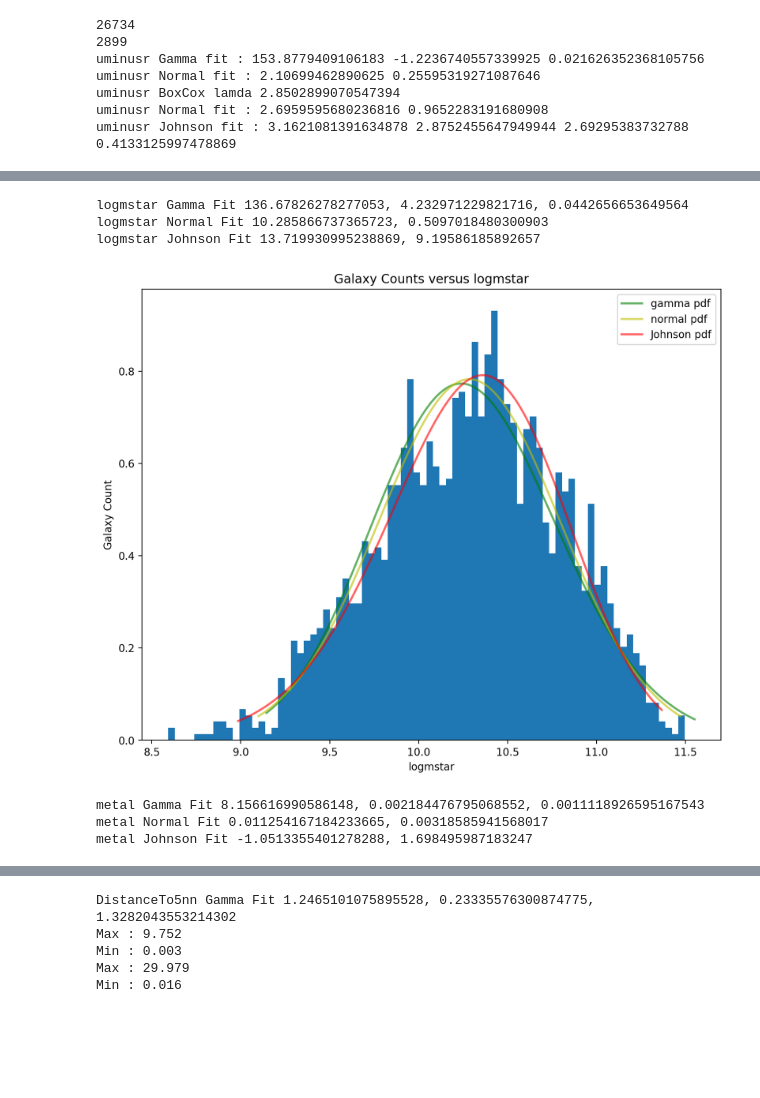
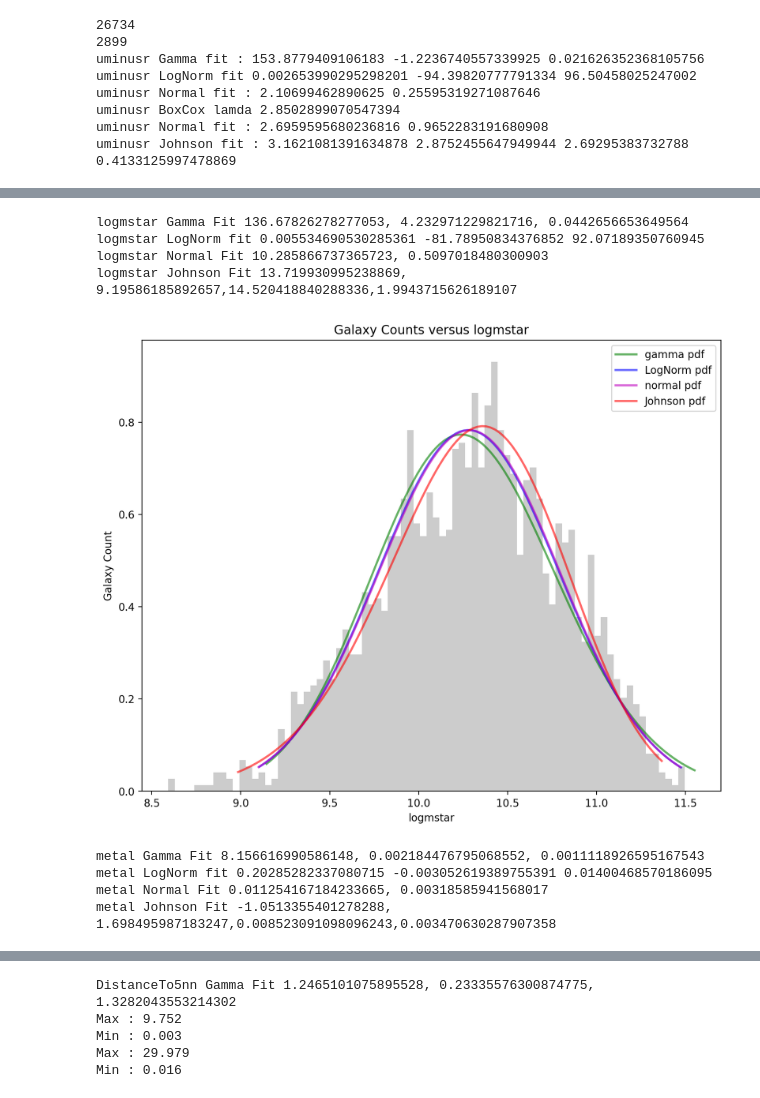
Before and after one commit to KeithSloan/MSc_Project, a Jupyter notebook: Jupyter/AstropyTable/DistributionPlotsEllipticalsEnvironments.ipynb, the cells around one changed output, grey strips where cells are left out. Drawn from its saved outputs; the diff is of its cells as text; code cells hidden in the pictures; blank space fills up the shorter version.

```diff
--- a/Jupyter/AstropyTable/DistributionPlotsEllipticalsEnvironments.ipynb
+++ b/Jupyter/AstropyTable/DistributionPlotsEllipticalsEnvironments.ipynb
@@ -12,11 +12,10 @@ RErange = RErange[RErange['ELLIPTICAL_CODE'] == 1]
 print(len(RErange))
 RErange = RErange[RErange['SurfaceDensityFlag'] == 0]
 #RErange = RErange[RErange['DistanceTo5nnFlag'] == 0]
-
-RErange = RErange[RErange['SurfaceDensity'] < 30]
-
 RErange = RErange[RErange['AGEDenParFlag'] == 0]
 RErange = RErange[RErange['CountInCylFlag'] == 0]
+RErange = RErange[RErange['DistanceTo5nn'] >= 0]
+RErange = RErange[RErange['SurfaceDensity'] < 30]
 RErange = RErange[RErange['uminusr']> 0.001]
 RErange = RErange[RErange['metal']> 0.001]
 
@@ -46,9 +45,15 @@ print(f"{xfield} Gamma fit : {ag} {bg} {cg}")
 xg0, xg1 = stats.gamma.ppf([0.01, 0.99], ag, loc = bg, scale=cg)
 xg = np.linspace(xg0,xg1,100)
 
+#print(stats.lognorm.fit(RErange[xfield].data))
+aln, bln, cln = stats.lognorm.fit(RErange[xfield].data)
+print(f"{xfield} LogNorm fit {aln} {bln} {cln}")
+xl0,xl1 = stats.lognorm.ppf([0.01, 0.99], aln, loc=bln, scale = cln)
+xl = np.linspace(xl0,xl1,100)
+
 an, bn =stats.norm.fit(RErange[xfield].data)
 print(f"{xfield} Normal fit : {an} {bn}")
-xn0, xn1 = stats.norm.ppf([0.01, 0.99], an, scale = bn)
+xn0, xn1 = stats.norm.ppf([0.01, 0.99], an, bn)
 xn = np.linspace(xn0,xn1,100)
 
 # Perform Cox Box
@@ -69,9 +74,10 @@ xj0, xj1 = stats.johnsonsu.ppf([0.01, 0.99], aj, bj, loc=cj, scale=dj)
 xj = np.linspace(xj0,xj1,100)
 
 ax1.plot(xg, stats.gamma.pdf(xg, ag, loc=bg, scale=cg),'g-', lw=2, alpha=0.6, label='gamma pdf')
-ax1.plot(xn, stats.norm.pdf(xn, an, bn),'y-', lw=2, alpha=0.6, label='normal pdf')
+ax1.plot(xn, stats.norm.pdf(xn, an, bn),'m-', lw=2, alpha=0.6, label='normal pdf')
+ax1.plot(xl, stats.lognorm.pdf(xl, aln, loc=bln, scale=cln),'b-', lw=2, alpha=0.6, label='Log normal pdf')
 ax1.plot(xj, stats.johnsonsu.pdf(xj, aj, bj, loc=cj, scale=dj),'r-', lw=2, alpha=0.6, label='Johnson pdf')
-ax1.hist(RErange[xfield].data, bins=binCount, density=True)
+ax1.hist(RErange[xfield].data, bins=binCount, density=True,color="#CCCCCC")
 #ax1.set_xlabel(xfield)
 ax1.legend()
 plt.savefig('../../ChartsPlots/DistributionsCounts-minusr.png')
@@ -91,20 +97,26 @@ print(f"{xfield} Gamma Fit {alg}, {blg}, {clg}")
 xlg0, xlg1 = stats.gamma.ppf([0.01, 0.99], alg, loc = blg, scale=clg)
 xlg = np.linspace(xlg0,xlg1,100)
 
-aln, bln =stats.norm.fit(RErange[xfield].data)
-print(f"{xfield} Normal Fit {aln}, {bln}")
-xln0, xln1 = stats.norm.ppf([0.01, 0.99], aln, scale = bln)
+aln, bln, cln = stats.lognorm.fit(RErange[xfield].data)
+print(f"{xfield} LogNorm fit {aln} {bln} {cln}")
+xln0, xln1 = stats.lognorm.ppf([0.01, 0.99], aln, loc = bln, scale=cln)
 xln = np.linspace(xln0,xln1,100)
 
+an, bn =stats.norm.fit(RErange[xfield].data)
+print(f"{xfield} Normal Fit {an}, {bn}")
+xn0, xn1 = stats.norm.ppf([0.01, 0.99], an, scale = bn)
+xn = np.linspace(xn0,xn1,100)
+
 alj, blj, clj, dlj =stats.johnsonsu.fit(RErange[xfield].data)
-print(f"{xfield} Johnson Fit {alj}, {blj}")
+print(f"{xfield} Johnson Fit {alj}, {blj},{clj},{dlj}")
 xlj0, xlj1 = stats.johnsonsu.ppf([0.01, 0.99], alj, blj, loc=clj, scale=dlj)
 xlj = np.linspace(xlj0,xlj1,100)
 
 ax2.plot(xlg, stats.gamma.pdf(xlg, alg, loc=blg, scale=clg),'g-', lw=2, alpha=0.6, label='gamma pdf')
-ax2.plot(xln, stats.norm.pdf(xln, aln, bln),'y-', lw=2, alpha=0.6, label='normal pdf')
+ax2.plot(xln, stats.lognorm.pdf(xln, aln, loc=bln, scale=cln),'b-', lw=2, alpha=0.6, label='LogNorm pdf')
+ax2.plot(xn, stats.norm.pdf(xn, an, bn),'m-', lw=2, alpha=0.6, label='normal pdf')
 ax2.plot(xlj, stats.johnsonsu.pdf(xlj, alj, blj, loc=clj, scale=dlj),'r-', lw=2, alpha=0.6, label='Johnson pdf')
-ax2.hist(RErange[xfield].data, bins=binCount, density=True)
+ax2.hist(RErange[xfield].data, bins=binCount, density=True,color="#CCCCCC")
 #ax2.set_xlabel(xfield)
 ax2.set_xlabel('logmstar')
 ax2.legend()
@@ -125,20 +137,26 @@ print(f"{xfield} Gamma Fit {amg}, {bmg}, {cmg}")
 xmg0, xmg1 = stats.gamma.ppf([0.01, 0.99], amg, loc = bmg, scale=cmg)
 xmg = np.linspace(xmg0,xmg1,100)
 
+amln, bmln, cmln = stats.lognorm.fit(RErange[xfield].data)
+print(f"{xfield} LogNorm fit {amln} {bmln} {cmln}")
+xmln0, xmln1 = stats.gamma.ppf([0.01, 0.99], amln, loc = bmln, scale=cmln)
+xmln = np.linspace(xmln0,xmln1,100)
+
 amn, bmn =stats.norm.fit(RErange[xfield].data)
 print(f"{xfield} Normal Fit {amn}, {bmn}")
 xmn0, xmn1 = stats.norm.ppf([0.01, 0.99], amn, scale = bmn)
 xmn = np.linspace(xmn0,xmn1,100)
 
 amj, bmj, cmj, dmj =stats.johnsonsu.fit(RErange[xfield].data)
-print(f"{xfield} Johnson Fit {amj}, {bmj}")
+print(f"{xfield} Johnson Fit {amj}, {bmj},{cmj},{dmj}")
 xmj0, xmj1 = stats.johnsonsu.ppf([0.01, 0.99], amj, bmj, loc=cmj, scale=dmj)
 xmj = np.linspace(xmj0,xmj1,100)
 
 ax3.plot(xmg, stats.gamma.pdf(xmg, amg, loc=bmg, scale=cmg),'g-', lw=2, alpha=0.6, label='gamma pdf')
-ax3.plot(xmn, stats.norm.pdf(xmn, amn, bmn),'y-', lw=2, alpha=0.6, label='normal pdf')
+ax3.plot(xmln, stats.lognorm.pdf(xmln, amln, loc=bmln, scale=cmln),'b-', lw=2, alpha=0.6, label='LogNorm pdf')
+ax3.plot(xmn, stats.norm.pdf(xmn, amn, bmn),'m-', lw=2, alpha=0.6, label='normal pdf')
 ax3.plot(xmj, stats.johnsonsu.pdf(xmj, amj, bmj, loc=cmj, scale=dmj),'r-', lw=2, alpha=0.6, label='Johnson pdf')
-ax3.hist(RErange[xfield].data, bins=binCount, density=True)
+ax3.hist(RErange[xfield].data, bins=binCount, density=True,color="#CCCCCC")
 #a3.set_xlabel(xfield)
 ax3.set_xlabel('metal')
 ax3.legend()
@@ -254,6 +272,7 @@ plt.show()
 26734
 2899
 uminusr Gamma fit : 153.8779409106183 -1.2236740557339925 0.021626352368105756
+uminusr LogNorm fit 0.002653990295298201 -94.39820777791334 96.50458025247002
 uminusr Normal fit : 2.10699462890625 0.25595319271087646
 uminusr BoxCox lamda 2.8502899070547394
 uminusr Normal fit : 2.6959595680236816 0.9652283191680908
@@ -262,7 +281,9 @@ uminusr Johnson fit : 3.1621081391634878 2.8752455647949944 2.69295383732788 0.4
 logmstar Gamma Fit 136.67826278277053, 4.232971229821716, 0.0442656653649564
+logmstar LogNorm fit 0.005534690530285361 -81.78950834376852 92.07189350760945
 logmstar Normal Fit 10.285866737365723, 0.5097018480300903
-logmstar Johnson Fit 13.719930995238869, 9.19586185892657
+logmstar Johnson Fit 13.719930995238869, 9.19586185892657,14.520418840288336,1.9943715626189107
-[figure, old version]
+[figure, new version]
 metal Gamma Fit 8.156616990586148, 0.002184476795068552, 0.0011118926595167543
+metal LogNorm fit 0.20285282337080715 -0.003052619389755391 0.01400468570186095
 metal Normal Fit 0.011254167184233665, 0.00318585941568017
-metal Johnson Fit -1.0513355401278288, 1.698495987183247
+metal Johnson Fit -1.0513355401278288, 1.698495987183247,0.008523091098096243,0.003470630287907358
```
Also changed, not shown: parts of 1 cell of this notebook, 11 other files.
